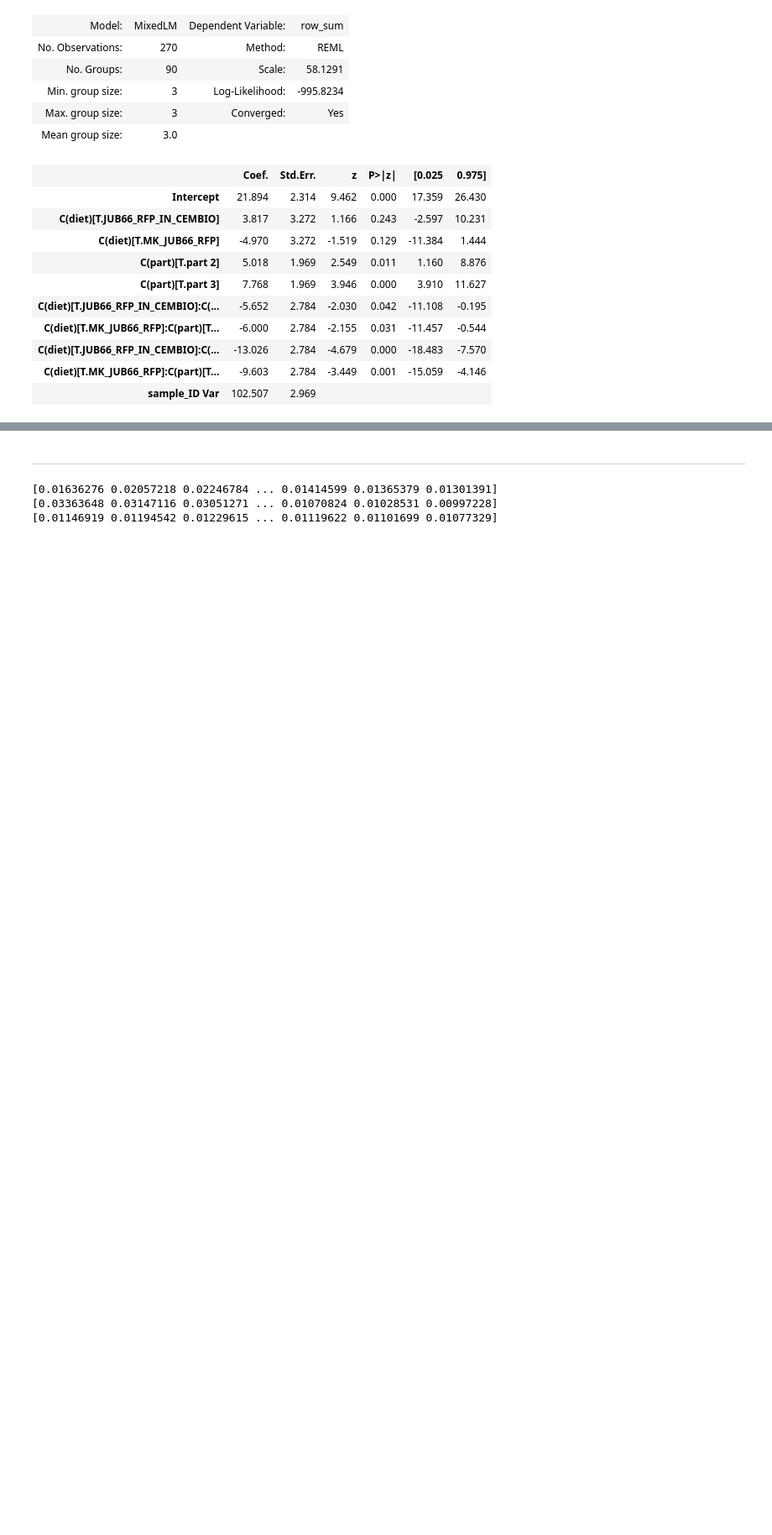
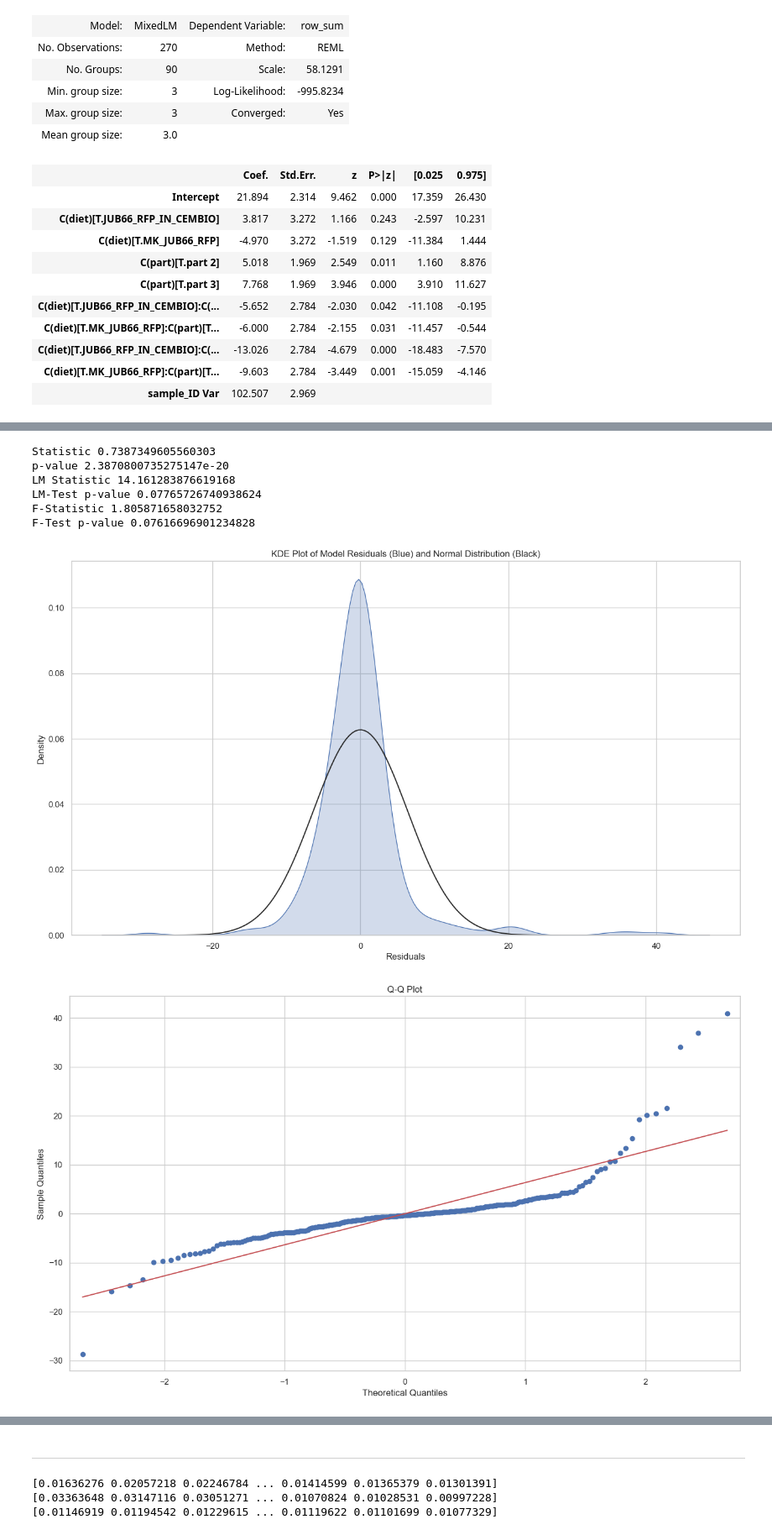
Before and after one commit to jesshill/Image_Analysis, a Jupyter notebook: 03_Image-Analysis/interpolated_data_analysis_JLH.ipynb, the cells around one changed output, grey strips where cells are left out. Shown at 84% size. Saved outputs shown, nothing was run; the diff lists cells and outputs as text; code cells hidden in the pictures; blank space fills up the shorter version.

```diff
--- a/03_Image-Analysis/interpolated_data_analysis_JLH.ipynb
+++ b/03_Image-Analysis/interpolated_data_analysis_JLH.ipynb
@@ -490,3 +490,48 @@ model.summary()
 | C(diet)[T.JUB66_RFP_IN_CEMBIO]:C(... | -13.026 | 2.784 | -4.679 | 0.000 | -18.483 | -7.570 |
 | C(diet)[T.MK_JUB66_RFP]:C(part)[T... | -9.603 | 2.784 | -3.449 | 0.001 | -15.059 | -4.146 |
 | sample_ID Var | 102.507 | 2.969 |  |  |  |  |
+# %%
+# Assumption check
+
+# NORMALITY
+## kernal density estimate plot
+fig = plt.figure(figsize = (16, 9))
+ax = sns.distplot(model.resid, hist = False, kde_kws = {"fill" : True, "lw": 1}, fit = stats.norm)
+ax.set_title("KDE Plot of Model Residuals (Blue) and Normal Distribution (Black)")
+ax.set_xlabel("Residuals")
+
+## Q-Q PLot
+fig = plt.figure(figsize = (16, 9))
+ax = fig.add_subplot(111)
+sm.qqplot(model.resid, dist = stats.norm, line = 's', ax = ax)
+ax.set_title("Q-Q Plot")
+
+## formally test for normality using Shapir-Wilk test of normality
+labels = ["Statistic", "p-value"]
+norm_res = stats.shapiro(model.resid)
+for key, val in dict(zip(labels, norm_res)).items():
+    print(key, val)
+
+# HOMOSKEDASTICITY OF VARIANCE
+## RVF Plot (residuals versus fitted values)
+fig = plt.figure(figsize = (16, 9))
+ax = sns.scatterplot(y = model.resid, x = model.fittedvalues)
+ax.set_title("RVF Plot")
+ax.set_xlabel("Fitted Values")
+ax.set_ylabel("Residuals")
+
+## boxplot
+fig = plt.figure(figsize = (16, 9))
+ax = sns.boxplot(x = model.model.groups, y = model.resid)
+ax.set_title("Distribution of Residuals for Row_Sum by Sample_ID")
+ax.set_ylabel("Residuals")
+ax.set_xlabel("Sample_ID")
+
+
+## formally test with the White’s Lagrange Multiplier Test for Heteroscedasticity
+from statsmodels.stats.diagnostic import het_white
+het_white_res = het_white(model.resid, model.model.exog)
+labels = ["LM Statistic", "LM-Test p-value", "F-Statistic", "F-Test p-value"]
+for key, val in dict(zip(labels, het_white_res)).items():
+    print(key, val)
+# %% [output]
@@ -492,0 +547,8 @@ model.summary()
+Statistic 0.7387349605560303
+p-value 2.3870800735275147e-20
+LM Statistic 14.161283876619168
+LM-Test p-value 0.07765726740938624
+F-Statistic 1.805871658032752
+F-Test p-value 0.07616696901234828
+[figure, added]
+[figure, added]
```
Also changed, not shown: parts of 15 cells of this notebook.
